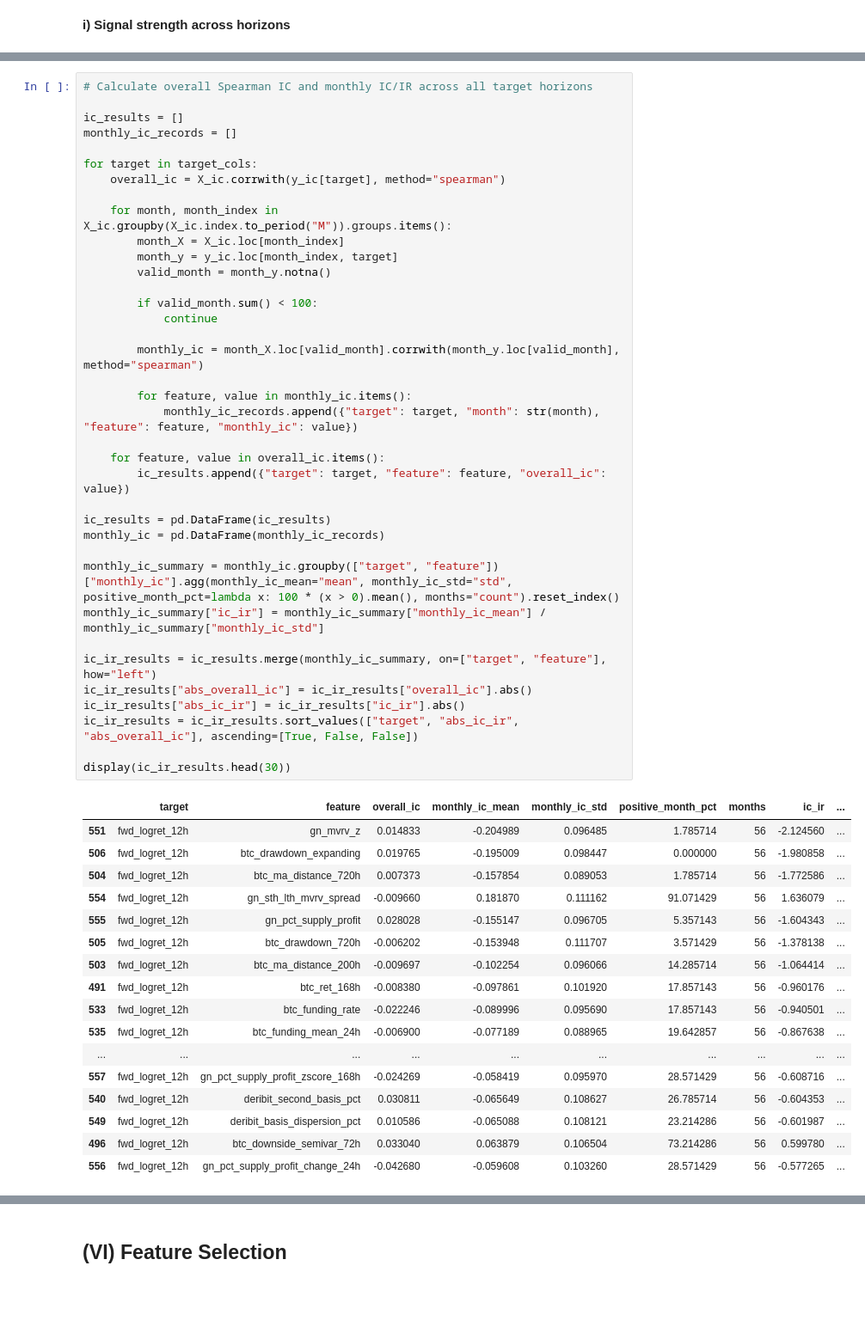
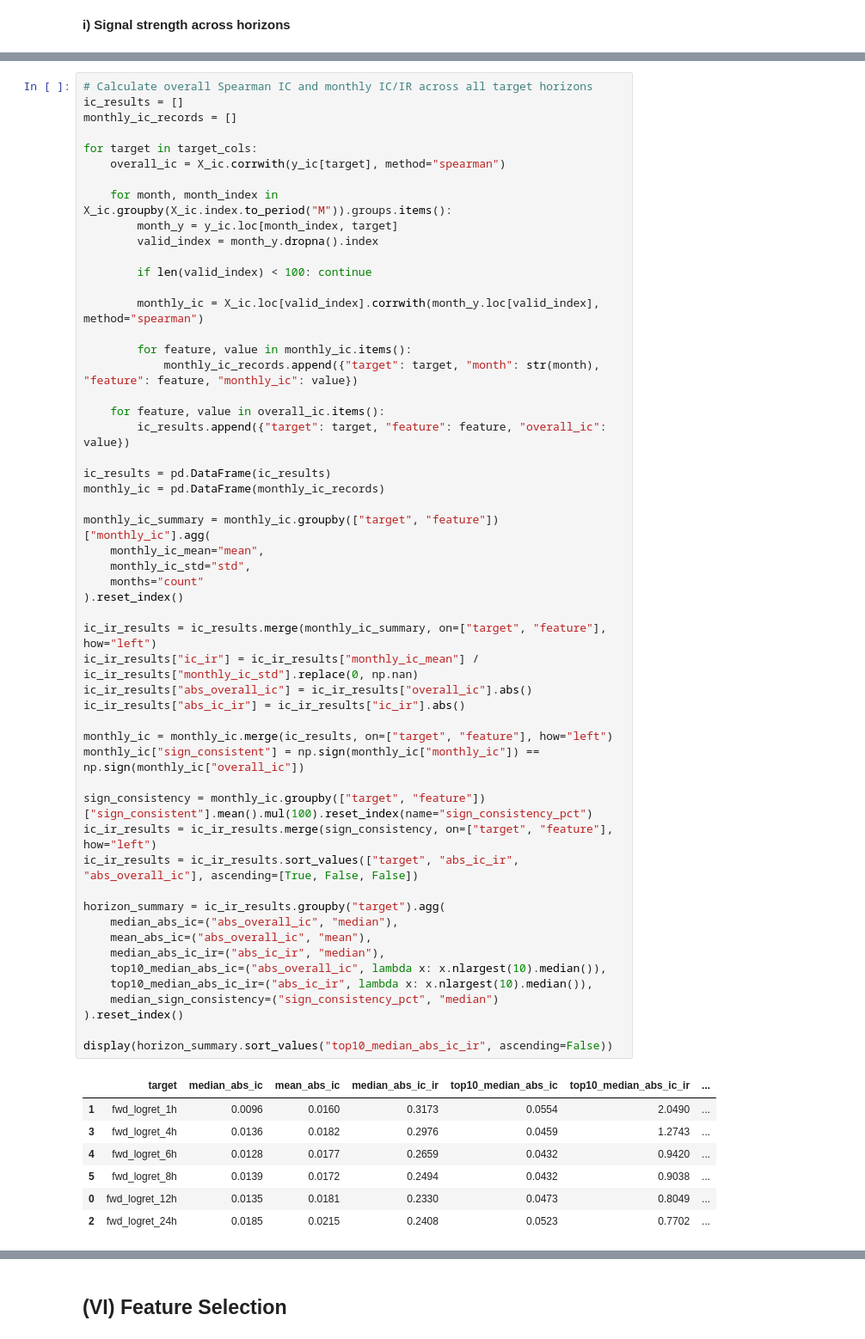
Before and after one commit to jade-lam/CQF, a Jupyter notebook: CQF_Final_Project.ipynb, the cells around one changed output, grey strips where cells are left out. Shown at 86% size. Cells and saved outputs as stored; diff of their text form; blank space fills up the shorter version.

```diff
--- a/CQF_Final_Project.ipynb
+++ b/CQF_Final_Project.ipynb
@@ -3757,57 +3715,63 @@ Missing X values: 0
 Missing target values: 0
 # %%
 # Calculate overall Spearman IC and monthly IC/IR across all target horizons
-
 ic_results = []
 monthly_ic_records = []
 
 for target in target_cols:
     overall_ic = X_ic.corrwith(y_ic[target], method="spearman")
 
     for month, month_index in X_ic.groupby(X_ic.index.to_period("M")).groups.items():
-        month_X = X_ic.loc[month_index]
         month_y = y_ic.loc[month_index, target]
-        valid_month = month_y.notna()
+        valid_index = month_y.dropna().index
 
-        if valid_month.sum() < 100:
-            continue
+        if len(valid_index) < 100: continue
 
-        monthly_ic = month_X.loc[valid_month].corrwith(month_y.loc[valid_month], method="spearman")
+        monthly_ic = X_ic.loc[valid_index].corrwith(month_y.loc[valid_index], method="spearman")
 
         for feature, value in monthly_ic.items():
             monthly_ic_records.append({"target": target, "month": str(month), "feature": feature, "monthly_ic": value})
 
     for feature, value in overall_ic.items():
         ic_results.append({"target": target, "feature": feature, "overall_ic": value})
 
 ic_results = pd.DataFrame(ic_results)
 monthly_ic = pd.DataFrame(monthly_ic_records)
 
-monthly_ic_summary = monthly_ic.groupby(["target", "feature"])["monthly_ic"].agg(monthly_ic_mean="mean", monthly_ic_std="std", positive_month_pct=lambda x: 100 * (x > 0).mean(), months="count").reset_index()
-monthly_ic_summary["ic_ir"] = monthly_ic_summary["monthly_ic_mean"] / monthly_ic_summary["monthly_ic_std"]
+monthly_ic_summary = monthly_ic.groupby(["target", "feature"])["monthly_ic"].agg(
+    monthly_ic_mean="mean",
+    monthly_ic_std="std",
+    months="count"
+).reset_index()
 
 ic_ir_results = ic_results.merge(monthly_ic_summary, on=["target", "feature"], how="left")
+ic_ir_results["ic_ir"] = ic_ir_results["monthly_ic_mean"] / ic_ir_results["monthly_ic_std"].replace(0, np.nan)
 ic_ir_results["abs_overall_ic"] = ic_ir_results["overall_ic"].abs()
 ic_ir_results["abs_ic_ir"] = ic_ir_results["ic_ir"].abs()
+
+monthly_ic = monthly_ic.merge(ic_results, on=["target", "feature"], how="left")
+monthly_ic["sign_consistent"] = np.sign(monthly_ic["monthly_ic"]) == np.sign(monthly_ic["overall_ic"])
+
+sign_consistency = monthly_ic.groupby(["target", "feature"])["sign_consistent"].mean().mul(100).reset_index(name="sign_consistency_pct")
+ic_ir_results = ic_ir_results.merge(sign_consistency, on=["target", "feature"], how="left")
 ic_ir_results = ic_ir_results.sort_values(["target", "abs_ic_ir", "abs_overall_ic"], ascending=[True, False, False])
 
-display(ic_ir_results.head(30))
+horizon_summary = ic_ir_results.groupby("target").agg(
+    median_abs_ic=("abs_overall_ic", "median"),
+    mean_abs_ic=("abs_overall_ic", "mean"),
+    median_abs_ic_ir=("abs_ic_ir", "median"),
+    top10_median_abs_ic=("abs_overall_ic", lambda x: x.nlargest(10).median()),
+    top10_median_abs_ic_ir=("abs_ic_ir", lambda x: x.nlargest(10).median()),
+    median_sign_consistency=("sign_consistency_pct", "median")
+).reset_index()
+
+display(horizon_summary.sort_values("top10_median_abs_ic_ir", ascending=False))
 # %% [output]
-|  | target | feature | overall_ic | monthly_ic_mean | monthly_ic_std | positive_month_pct | months | ic_ir | ... |
-| 551 | fwd_logret_12h | gn_mvrv_z | 0.014833 | -0.204989 | 0.096485 | 1.785714 | 56 | -2.124560 | ... |
-| 506 | fwd_logret_12h | btc_drawdown_expanding | 0.019765 | -0.195009 | 0.098447 | 0.000000 | 56 | -1.980858 | ... |
-| 504 | fwd_logret_12h | btc_ma_distance_720h | 0.007373 | -0.157854 | 0.089053 | 1.785714 | 56 | -1.772586 | ... |
-| 554 | fwd_logret_12h | gn_sth_lth_mvrv_spread | -0.009660 | 0.181870 | 0.111162 | 91.071429 | 56 | 1.636079 | ... |
-| 555 | fwd_logret_12h | gn_pct_supply_profit | 0.028028 | -0.155147 | 0.096705 | 5.357143 | 56 | -1.604343 | ... |
-| 505 | fwd_logret_12h | btc_drawdown_720h | -0.006202 | -0.153948 | 0.111707 | 3.571429 | 56 | -1.378138 | ... |
-| 503 | fwd_logret_12h | btc_ma_distance_200h | -0.009697 | -0.102254 | 0.096066 | 14.285714 | 56 | -1.064414 | ... |
-| 491 | fwd_logret_12h | btc_ret_168h | -0.008380 | -0.097861 | 0.101920 | 17.857143 | 56 | -0.960176 | ... |
-| 533 | fwd_logret_12h | btc_funding_rate | -0.022246 | -0.089996 | 0.095690 | 17.857143 | 56 | -0.940501 | ... |
-| 535 | fwd_logret_12h | btc_funding_mean_24h | -0.006900 | -0.077189 | 0.088965 | 19.642857 | 56 | -0.867638 | ... |
-| ... | ... | ... | ... | ... | ... | ... | ... | ... | ... |
-| 557 | fwd_logret_12h | gn_pct_supply_profit_zscore_168h | -0.024269 | -0.058419 | 0.095970 | 28.571429 | 56 | -0.608716 | ... |
-| 540 | fwd_logret_12h | deribit_second_basis_pct | 0.030811 | -0.065649 | 0.108627 | 26.785714 | 56 | -0.604353 | ... |
-| 549 | fwd_logret_12h | deribit_basis_dispersion_pct | 0.010586 | -0.065088 | 0.108121 | 23.214286 | 56 | -0.601987 | ... |
-| 496 | fwd_logret_12h | btc_downside_semivar_72h | 0.033040 | 0.063879 | 0.106504 | 73.214286 | 56 | 0.599780 | ... |
-| 556 | fwd_logret_12h | gn_pct_supply_profit_change_24h | -0.042680 | -0.059608 | 0.103260 | 28.571429 | 56 | -0.577265 | ... |
+|  | target | median_abs_ic | mean_abs_ic | median_abs_ic_ir | top10_median_abs_ic | top10_median_abs_ic_ir | ... |
+| 1 | fwd_logret_1h | 0.0096 | 0.0160 | 0.3173 | 0.0554 | 2.0490 | ... |
+| 3 | fwd_logret_4h | 0.0136 | 0.0182 | 0.2976 | 0.0459 | 1.2743 | ... |
+| 4 | fwd_logret_6h | 0.0128 | 0.0177 | 0.2659 | 0.0432 | 0.9420 | ... |
+| 5 | fwd_logret_8h | 0.0139 | 0.0172 | 0.2494 | 0.0432 | 0.9038 | ... |
+| 0 | fwd_logret_12h | 0.0135 | 0.0181 | 0.2330 | 0.0473 | 0.8049 | ... |
+| 2 | fwd_logret_24h | 0.0185 | 0.0215 | 0.2408 | 0.0523 | 0.7702 | ... |
 # %%
```
Also changed, not shown: parts of 103 cells of this notebook.
